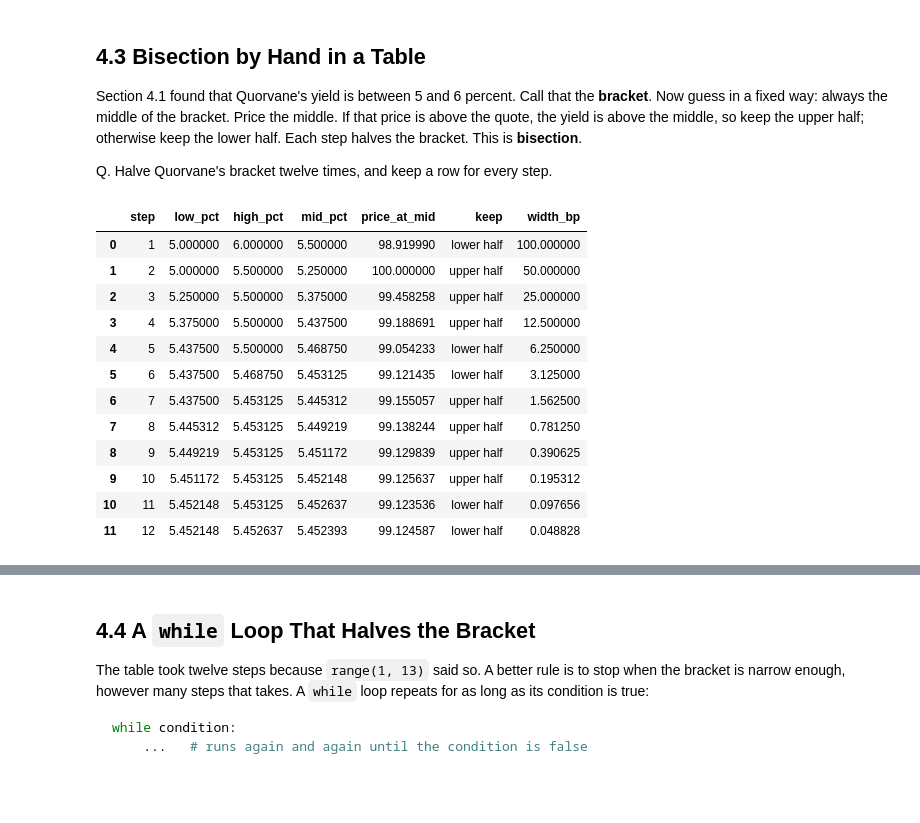
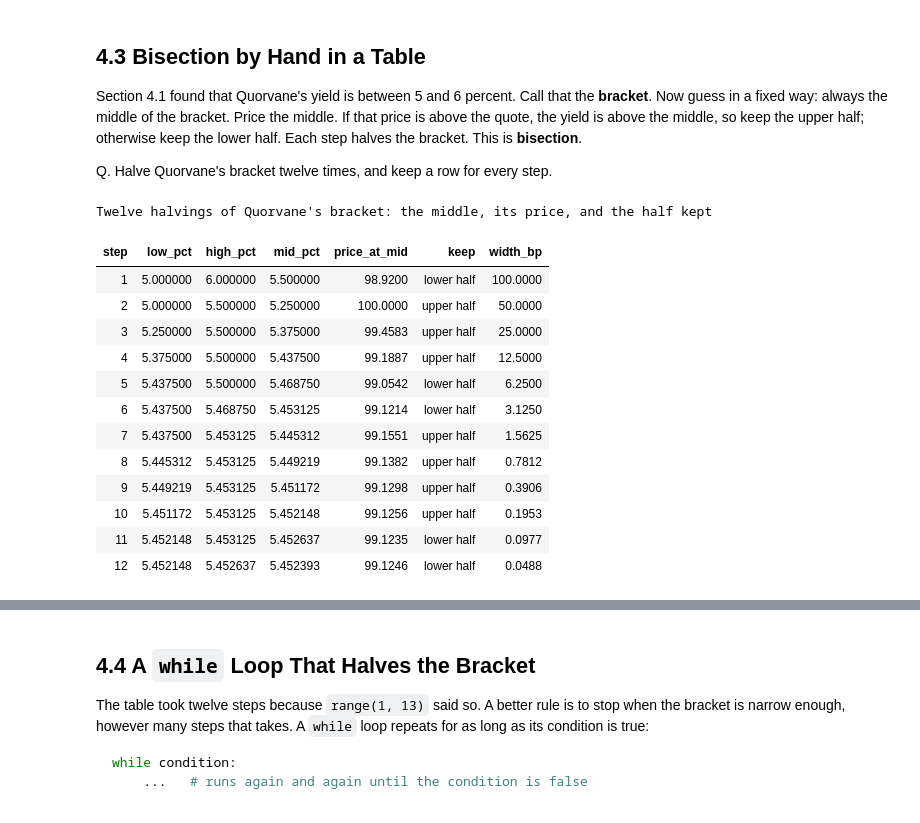
Before and after one commit to lenamonj/python-fixed-income, a Jupyter notebook: course2_bond_math/week1/day4/04_yield_from_price.ipynb, the cells around one changed output, grey strips where cells are left out. Cells and saved outputs as stored; diff of their text form; code cells hidden in the pictures.

```diff
--- a/course2_bond_math/week1/day4/04_yield_from_price.ipynb
+++ b/course2_bond_math/week1/day4/04_yield_from_price.ipynb
@@ -519,36 +572,41 @@ Q. Halve Quorvane's bracket twelve times, and keep a row for every step.
 # %%
 # the bracket: the yield is between these two, in percent
 low_pct, high_pct = 5.0, 6.0
 
 rows = []
 for step in range(1, 13):
     mid_pct = (low_pct + high_pct) / 2
     price_at_mid = bondmath.price_from_yield(quorvane["coupon_pct"], mid_pct, quorvane["years"])
     # a price above the quote means the yield is above the middle
     keep = "upper half" if price_at_mid > quorvane["quote"] else "lower half"
     rows.append({"step": step, "low_pct": low_pct, "high_pct": high_pct, "mid_pct": mid_pct,
                  "price_at_mid": price_at_mid, "keep": keep})
     # move one end of the bracket to the middle
     if price_at_mid > quorvane["quote"]:
         low_pct = mid_pct
     else:
         high_pct = mid_pct
 
 halving = pd.DataFrame(rows)
 # the bracket's width in basis points: 100 at the start, halved every step
 halving["width_bp"] = (halving["high_pct"] - halving["low_pct"]) * 100
-halving.round(6)
+
+(halving.style
+    .format({"low_pct": "{:.6f}", "high_pct": "{:.6f}", "mid_pct": "{:.6f}", "price_at_mid": "{:.4f}", "width_bp": "{:.4f}"})
+    .hide(axis="index")
+    .set_caption("Twelve halvings of Quorvane's bracket: the middle, its price, and the half kept"))
 # %% [output]
+Twelve halvings of Quorvane's bracket: the middle, its price, and the half kept
-|  | step | low_pct | high_pct | mid_pct | price_at_mid | keep | width_bp |
-| 0 | 1 | 5.000000 | 6.000000 | 5.500000 | 98.919990 | lower half | 100.000000 |
-| 1 | 2 | 5.000000 | 5.500000 | 5.250000 | 100.000000 | upper half | 50.000000 |
-| 2 | 3 | 5.250000 | 5.500000 | 5.375000 | 99.458258 | upper half | 25.000000 |
-| 3 | 4 | 5.375000 | 5.500000 | 5.437500 | 99.188691 | upper half | 12.500000 |
-| 4 | 5 | 5.437500 | 5.500000 | 5.468750 | 99.054233 | lower half | 6.250000 |
-| 5 | 6 | 5.437500 | 5.468750 | 5.453125 | 99.121435 | lower half | 3.125000 |
-| 6 | 7 | 5.437500 | 5.453125 | 5.445312 | 99.155057 | upper half | 1.562500 |
-| 7 | 8 | 5.445312 | 5.453125 | 5.449219 | 99.138244 | upper half | 0.781250 |
-| 8 | 9 | 5.449219 | 5.453125 | 5.451172 | 99.129839 | upper half | 0.390625 |
-| 9 | 10 | 5.451172 | 5.453125 | 5.452148 | 99.125637 | upper half | 0.195312 |
-| 10 | 11 | 5.452148 | 5.453125 | 5.452637 | 99.123536 | lower half | 0.097656 |
-| 11 | 12 | 5.452148 | 5.452637 | 5.452393 | 99.124587 | lower half | 0.048828 |
+| step | low_pct | high_pct | mid_pct | price_at_mid | keep | width_bp |
+| 1 | 5.000000 | 6.000000 | 5.500000 | 98.9200 | lower half | 100.0000 |
+| 2 | 5.000000 | 5.500000 | 5.250000 | 100.0000 | upper half | 50.0000 |
+| 3 | 5.250000 | 5.500000 | 5.375000 | 99.4583 | upper half | 25.0000 |
+| 4 | 5.375000 | 5.500000 | 5.437500 | 99.1887 | upper half | 12.5000 |
+| 5 | 5.437500 | 5.500000 | 5.468750 | 99.0542 | lower half | 6.2500 |
+| 6 | 5.437500 | 5.468750 | 5.453125 | 99.1214 | lower half | 3.1250 |
+| 7 | 5.437500 | 5.453125 | 5.445312 | 99.1551 | upper half | 1.5625 |
+| 8 | 5.445312 | 5.453125 | 5.449219 | 99.1382 | upper half | 0.7812 |
+| 9 | 5.449219 | 5.453125 | 5.451172 | 99.1298 | upper half | 0.3906 |
+| 10 | 5.451172 | 5.453125 | 5.452148 | 99.1256 | upper half | 0.1953 |
+| 11 | 5.452148 | 5.453125 | 5.452637 | 99.1235 | lower half | 0.0977 |
+| 12 | 5.452148 | 5.452637 | 5.452393 | 99.1246 | lower half | 0.0488 |
```
Also changed, not shown: parts of 30 cells of this notebook, 2 other files.
